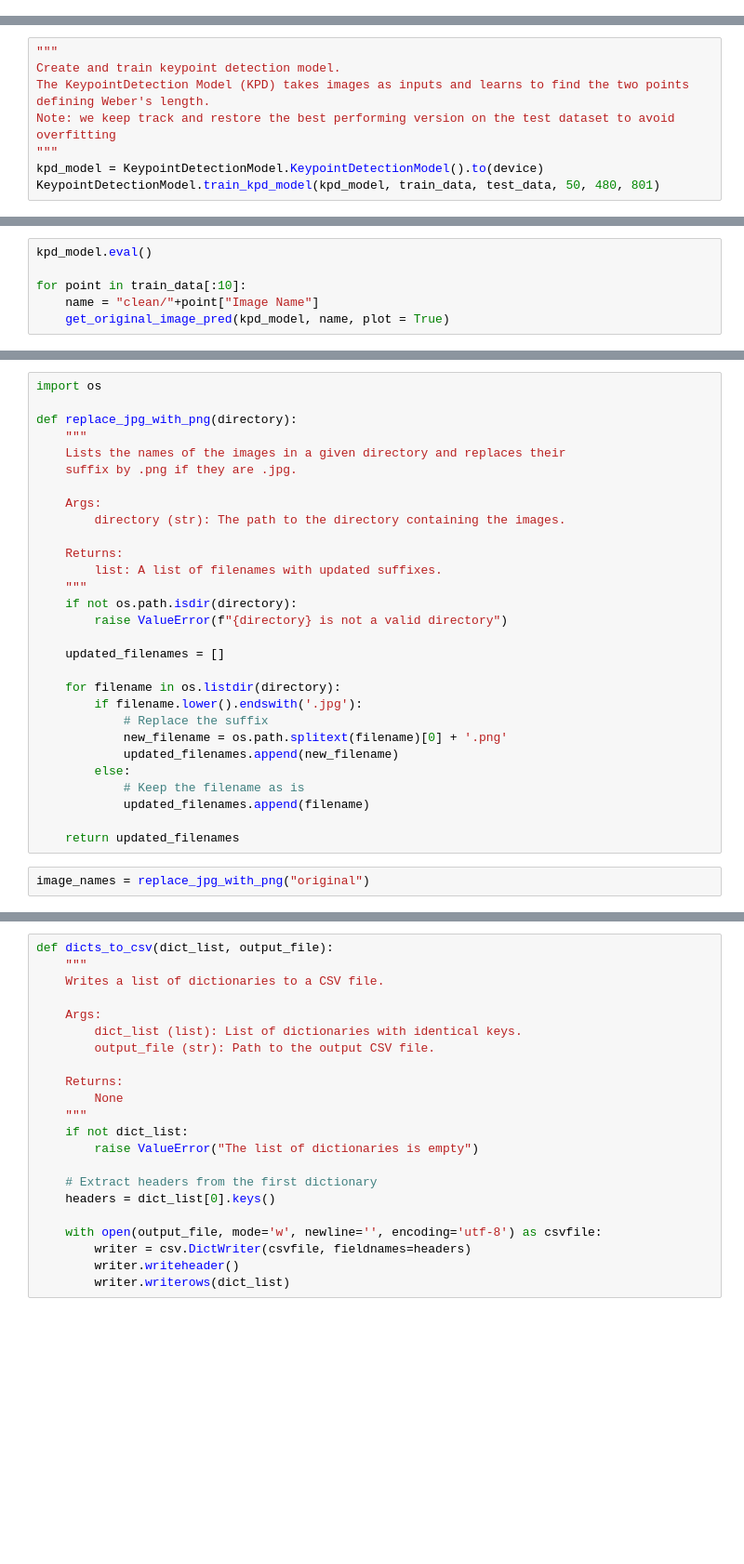
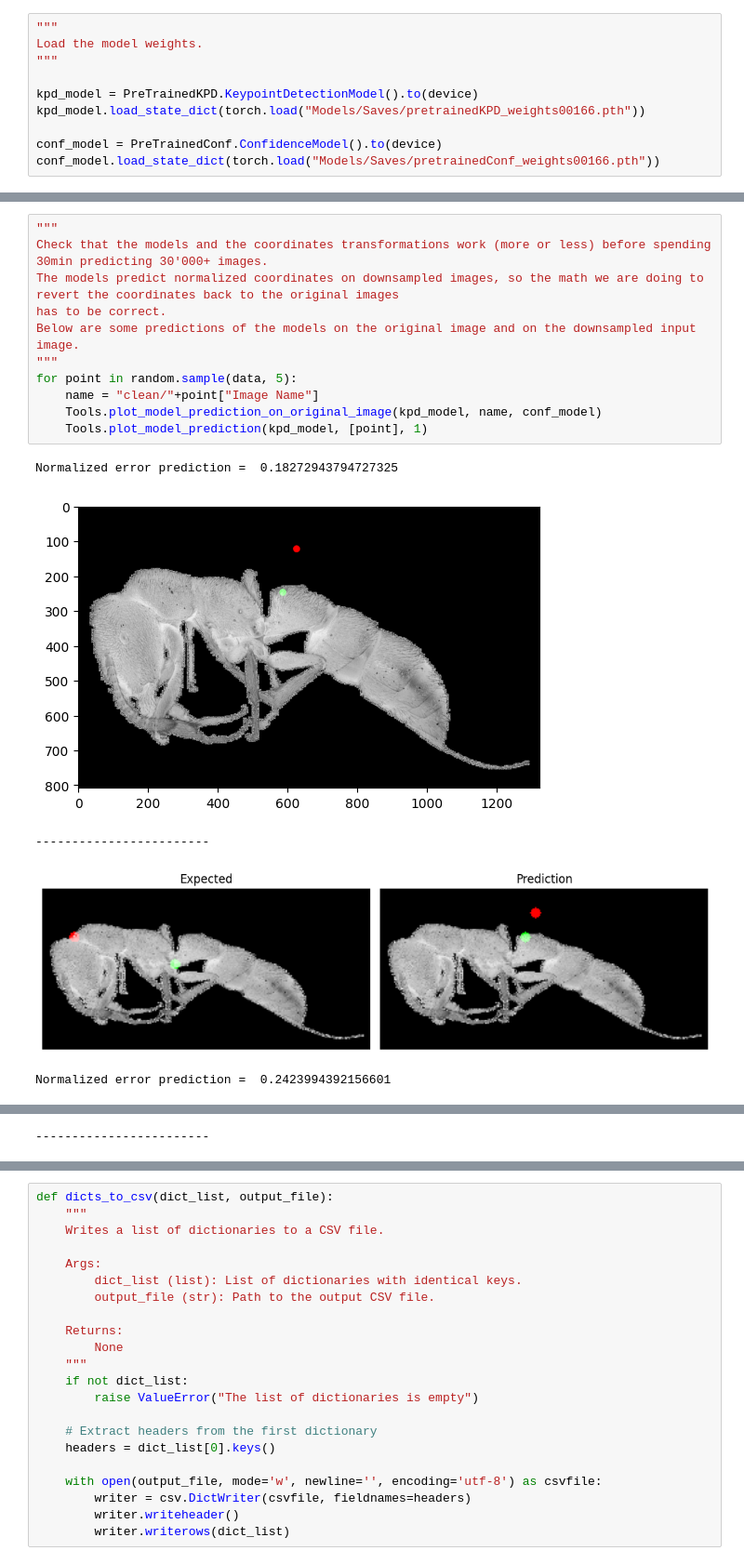
Before and after one commit to CS-433/ml-project-2-jmw, a Jupyter notebook: create_csv_from_predictions.ipynb, the cells around one changed output, grey strips where cells are left out. Shown at 93% size. Cells and saved outputs as stored; diff of their text form; blank space fills up the shorter version.

```diff
--- a/create_csv_from_predictions.ipynb
+++ b/create_csv_from_predictions.ipynb
@@ -40,0 +61,10 @@ def split_data(data, test_size=0.2, random_seed=None):
+# %%
+"""
+Load the model weights.
+"""
+
+kpd_model = PreTrainedKPD.KeypointDetectionModel().to(device)
+kpd_model.load_state_dict(torch.load("Models/Saves/pretrainedKPD_weights00166.pth"))
+
+conf_model = PreTrainedConf.ConfidenceModel().to(device)
+conf_model.load_state_dict(torch.load("Models/Saves/pretrainedConf_weights00166.pth"))
@@ -59,8 +79,0 @@ Training on device: mps
-# %%
-"""
-Create and train keypoint detection model.
-The KeypointDetection Model (KPD) takes images as inputs and learns to find the two points defining Weber's length.
-Note: we keep track and restore the best performing version on the test dataset to avoid overfitting
-"""
-kpd_model = KeypointDetectionModel.KeypointDetectionModel().to(device)
-KeypointDetectionModel.train_kpd_model(kpd_model, train_data, test_data, 50, 480, 801)
@@ -106,6 +79,0 @@ def get_original_image_pred(kpd_model, img_path, plot = False):
-# %%
-kpd_model.eval()
-
-for point in train_data[:10]:
-    name = "clean/"+point["Image Name"]
-    get_original_image_pred(kpd_model, name, plot = True)
@@ -126,31 +80,17 @@ for point in train_data[:10]:
-# %%
-import os
-
-def replace_jpg_with_png(directory):
-    """
-    Lists the names of the images in a given directory and replaces their
-    suffix by .png if they are .jpg.
-
-    Args:
-        directory (str): The path to the directory containing the images.
-
-    Returns:
-        list: A list of filenames with updated suffixes.
-    """
-    if not os.path.isdir(directory):
-        raise ValueError(f"{directory} is not a valid directory")
-
-    updated_filenames = []
-
-    for filename in os.listdir(directory):
-        if filename.lower().endswith('.jpg'):
-            # Replace the suffix
-            new_filename = os.path.splitext(filename)[0] + '.png'
-            updated_filenames.append(new_filename)
-        else:
-            # Keep the filename as is
-            updated_filenames.append(filename)
-
-    return updated_filenames
-# %%
-image_names = replace_jpg_with_png("original")
+# %%
+"""
+Check that the models and the coordinates transformations work (more or less) before spending 30min predicting 30'000+ images.
+The models predict normalized coordinates on downsampled images, so the math we are doing to revert the coordinates back to the original images
+has to be correct.
+Below are some predictions of the models on the original image and on the downsampled input image.
+"""
+for point in random.sample(data, 5):
+    name = "clean/"+point["Image Name"]
+    Tools.plot_model_prediction_on_original_image(kpd_model, name, conf_model)
+    Tools.plot_model_prediction(kpd_model, [point], 1)
+# %% [output]
+Normalized error prediction =  0.18272943794727325
+[figure, added]
+------------------------
+[figure, added]
+Normalized error prediction =  0.2423994392156601
@@ -156,0 +98 @@ image_names = replace_jpg_with_png("original")
+------------------------
```
Also changed, not shown: parts of 22 cells of this notebook, 8 other files.
